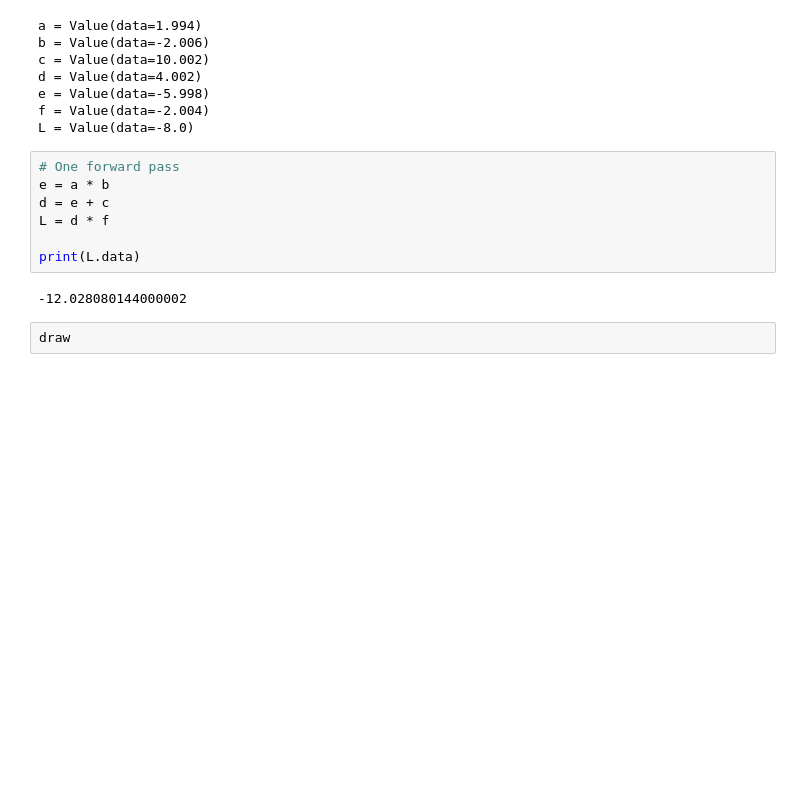
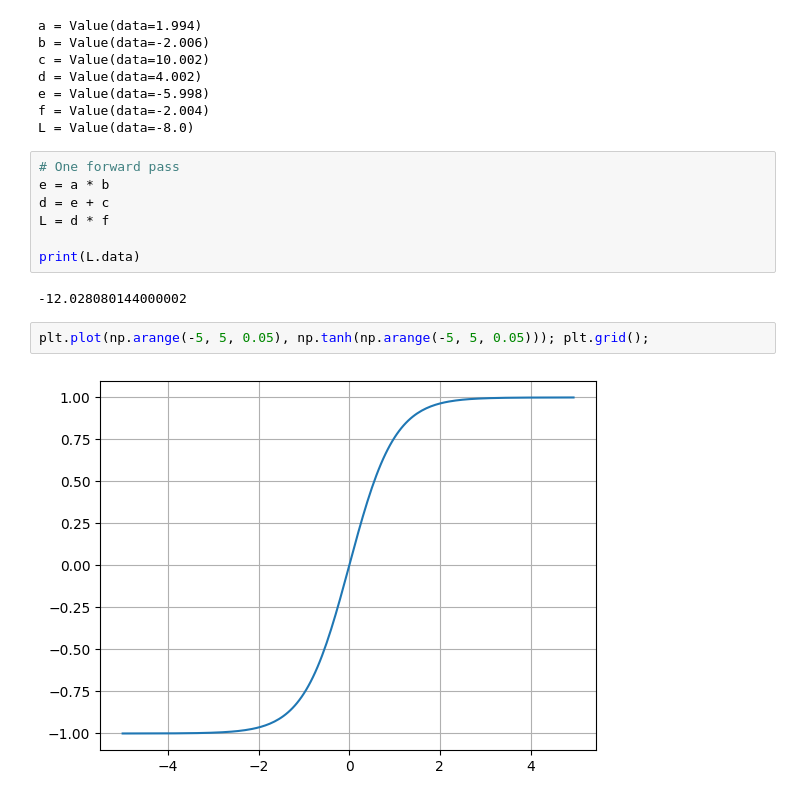
Before and after one commit to bhargav-borah/micrograd, a Jupyter notebook: micrograd_from_scratch.ipynb, the cells around one changed output. Drawn from its saved outputs; the diff is of its cells as text; blank space fills up the shorter version.

```diff
--- a/micrograd_from_scratch.ipynb
+++ b/micrograd_from_scratch.ipynb
@@ -527,5 +533,7 @@ L = d * f
 print(L.data)
 # %% [output]
 -12.028080144000002
-# %%
-draw
+# %%
+plt.plot(np.arange(-5, 5, 0.05), np.tanh(np.arange(-5, 5, 0.05))); plt.grid();
+# %% [output]
+[figure, added]
```
Also changed, not shown: parts of 10 cells of this notebook.
